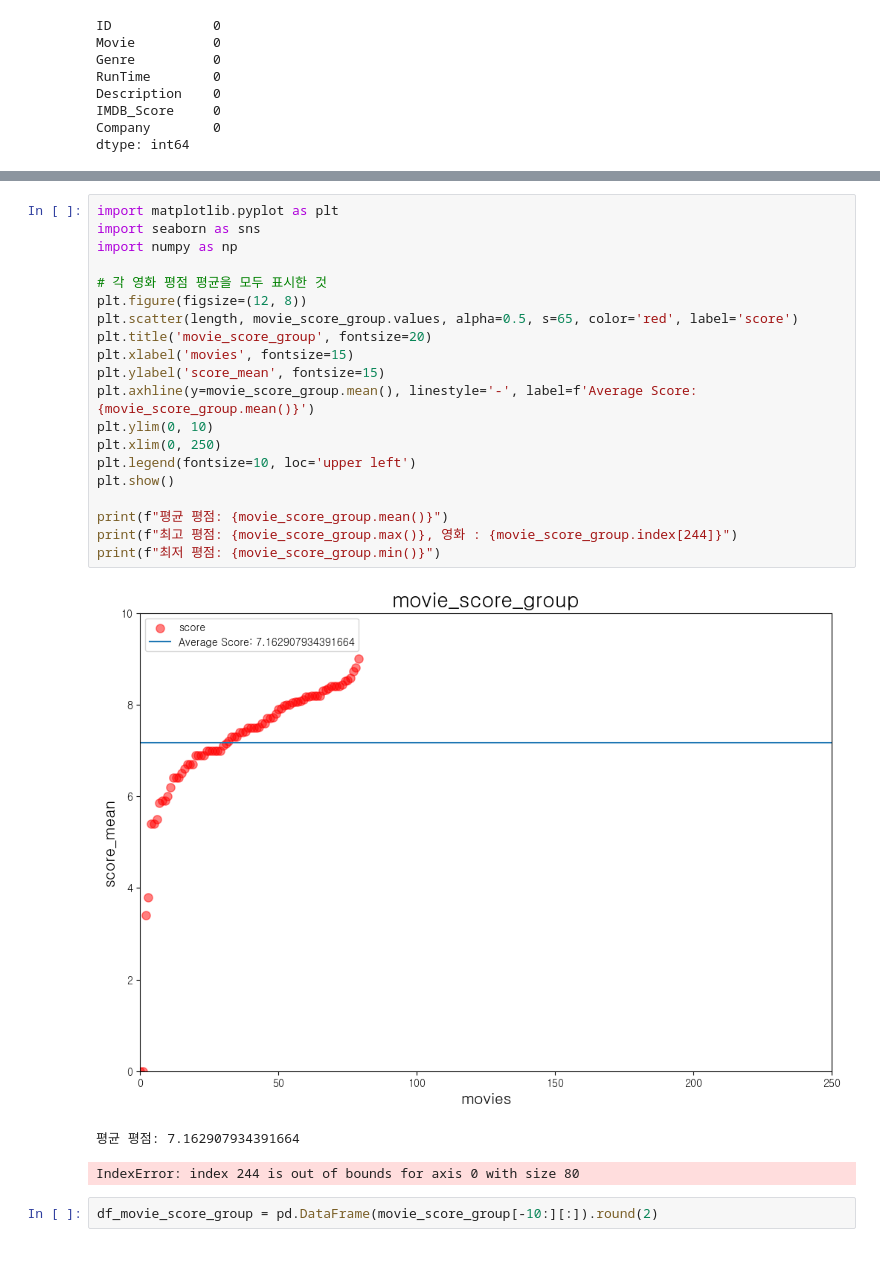
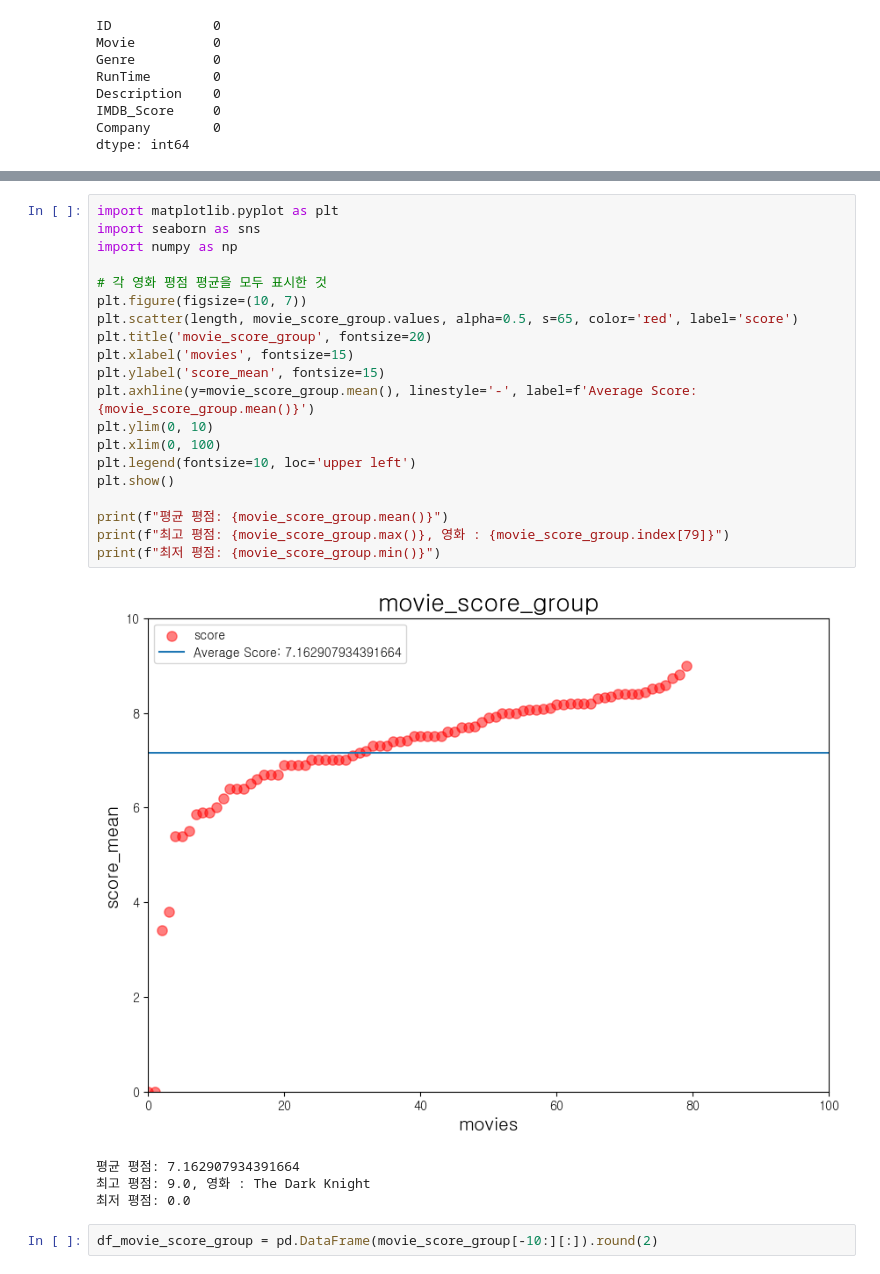
Before and after one commit to karl21-02/netflix_data_analysis, a Jupyter notebook: MarvelDc.ipynb, the cells around one changed output, grey strips where cells are left out. Drawn from its saved outputs; the diff is of its cells as text.

```diff
--- a/MarvelDc.ipynb
+++ b/MarvelDc.ipynb
@@ -373,27 +385,28 @@ Name: IMDB_Score, Length: 80, dtype: float64
 # %%
 import matplotlib.pyplot as plt
 import seaborn as sns
 import numpy as np
 
 # 각 영화 평점 평균을 모두 표시한 것
-plt.figure(figsize=(12, 8))
+plt.figure(figsize=(10, 7))
 plt.scatter(length, movie_score_group.values, alpha=0.5, s=65, color='red', label='score')
 plt.title('movie_score_group', fontsize=20)
 plt.xlabel('movies', fontsize=15)
 plt.ylabel('score_mean', fontsize=15)
 plt.axhline(y=movie_score_group.mean(), linestyle='-', label=f'Average Score: {movie_score_group.mean()}')
 plt.ylim(0, 10)
-plt.xlim(0, 250)
+plt.xlim(0, 100)
 plt.legend(fontsize=10, loc='upper left')
 plt.show()
 
 print(f"평균 평점: {movie_score_group.mean()}")
-print(f"최고 평점: {movie_score_group.max()}, 영화 : {movie_score_group.index[244]}")
+print(f"최고 평점: {movie_score_group.max()}, 영화 : {movie_score_group.index[79]}")
 print(f"최저 평점: {movie_score_group.min()}")
 # %% [output]
-[figure, old version]
+[figure, new version]
 평균 평점: 7.162907934391664
+최고 평점: 9.0, 영화 : The Dark Knight
+최저 평점: 0.0
-IndexError: index 244 is out of bounds for axis 0 with size 80
 # %%
 df_movie_score_group = pd.DataFrame(movie_score_group[-10:][:]).round(2)
 # %%
```
Also changed, not shown: parts of 20 cells of this notebook.
